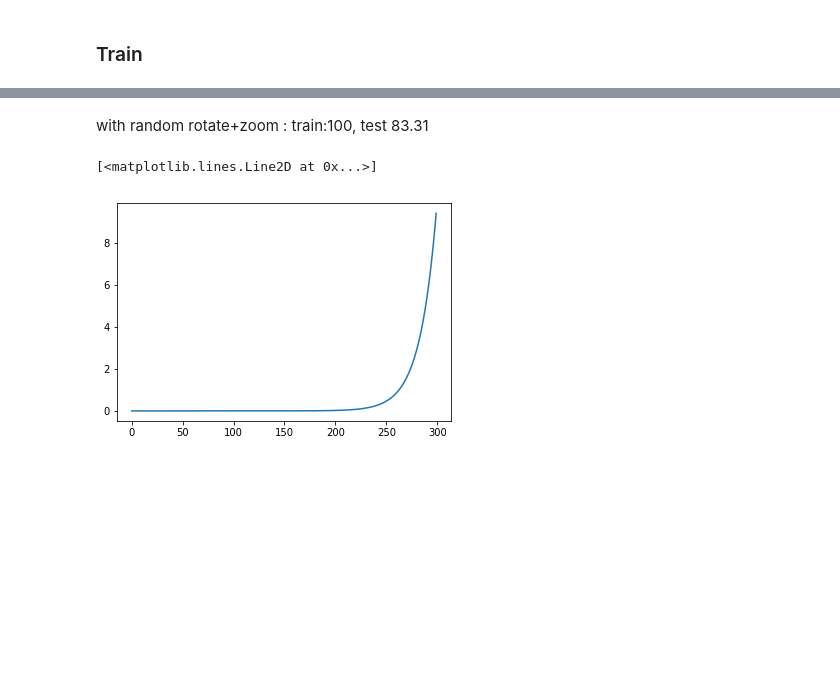
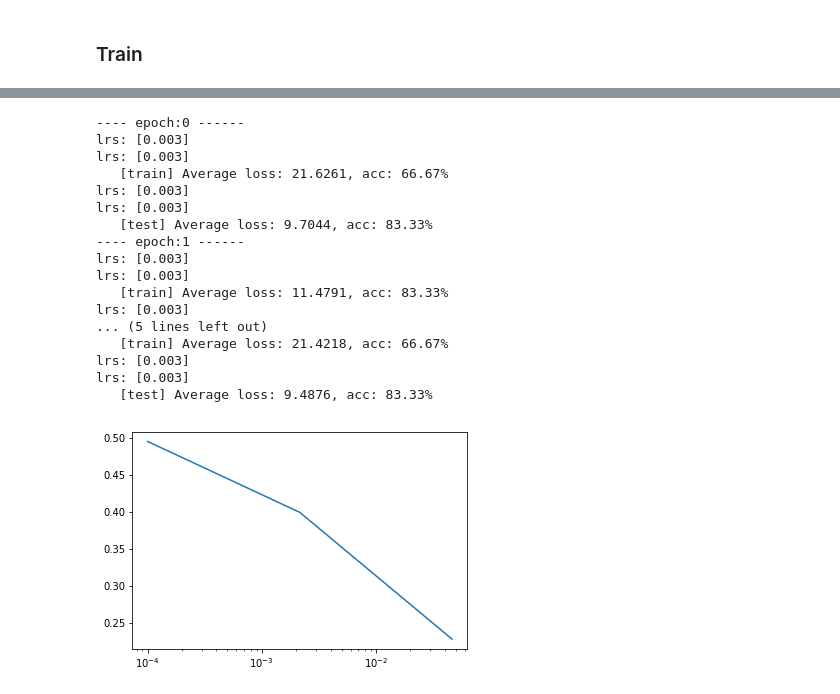
Before and after one commit to exitudio/research-ai, a Jupyter notebook: experiment/pytorch/my_experiment/2_fastai_functions.ipynb, the cells around one changed output, grey strips where cells are left out. Saved outputs shown, nothing was run; the diff lists cells and outputs as text; code cells hidden in the pictures; blank space fills up the shorter version.

```diff
--- a/experiment/pytorch/my_experiment/2_fastai_functions.ipynb
+++ b/experiment/pytorch/my_experiment/2_fastai_functions.ipynb
@@ -34,7 +32,7 @@ Files already downloaded and verified
 temp_raw_data_set = datasets.CIFAR10(root='./data', train=False, download=True, transform=transform)
 class TempDataSet(Dataset):
     def __getitem__(self, index):
-        return temp_set[index]
+        return temp_raw_data_set[index]
     def __len__(self):
         return 6
 temp_data_set = TempDataSet()
@@ -127,16 +125,21 @@ optimizer = optim.Adam(model.parameters(), lr=0.001)
 ### Train
 # %%
 from typing import Callable
+
+def set_lr(optimizer, lr):
+    for param_group in optimizer.param_groups:
+            param_group['lr'] = lr
 class Callback:
     def iterate(self, loss, output, target): pass
     def done(self, phase, num_data): pass
     def is_done(self): pass
 
 class FitTracker(Callback):
-    def __init__(self):
+    def __init__(self, optimizer):
         super().__init__()
         self.total_loss = 0
         self.total_correct = 0
+        self.optimizer = optimizer
 
     def iterate(self, loss, output, target):
         # ------ find correct ----------
@@ -146,6 +149,11 @@ class FitTracker(Callback):
         # ------------------------------
         self.total_loss += loss.item()
         self.total_correct += correct
+
+        lrs = []
+        for param_group in self.optimizer.param_groups:
+            lrs.append(param_group['lr'])
+        print('lrs:', lrs)
 
     def done(self, phase, num_data):
         epoch_loss = self.total_loss / num_data*100
@@ -174,8 +182,7 @@ class LRFinder(Callback):
 
     def update_lr(self):
         lr = self.annealing_exp(self.start_lr, self.end_lr, len(self.lrs)/self.num_it)
-        for param_group in self.optimizer.param_groups:
-            param_group['lr'] = lr
+        set_lr(self.optimizer, lr)
         return lr
 
     def iterate(self, loss, output, target):
@@ -187,7 +194,7 @@ class LRFinder(Callback):
             self.count = 0
             self.total_loss =0
 
-    def is_done(self): return len(self.losses)>self.num_it
+    def is_done(self): return len(self.losses)>=self.num_it
 
 class Learner:
 
@@ -228,7 +235,7 @@ class Learner:
 
     def fit(self, lr:float=0.003, num_epochs:int=25)->None:
         optimizer = optim.Adam(self.model.parameters(), lr=lr)
-        fit_tracker = FitTracker()
+        fit_tracker = FitTracker(optimizer)
         for i in range(num_epochs):
             print(f'---- epoch:{i} ------')
             self._run_model('train', optimizer, fit_tracker)
@@ -241,7 +248,3 @@ class Learner:
             self._run_model('train', optimizer, lr_finder)
             if lr_finder.is_done(): break
         plt.semilogx(lr_finder.lrs, lr_finder.losses)
-
-learner = Learner(data_loader_train, data_loader_test, model, None, criterion)
-learner.fit(0.003, 3)
-# learner.lr_find(1e-4, 1)
@@ -284,11 +251,25 @@ KeyboardInterrupt:
-# %% [markdown]
-with random rotate+zoom : train:100, test 83.31
-# %%
-def annealing_exp(start:float, end:float, pct:float)->float:
-    "Exponentially anneal from `start` to `end` as pct goes from 0.0 to 1.0."
-    return start * (end/start) ** pct
-y = [annealing_exp(1e-7, 10, i/300) for i in range(300)]
-plt.plot(y)
-# %% [output]
-[<matplotlib.lines.Line2D at 0x...>]
-[figure, removed]
+# %%
+learner = Learner(data_loader_train, data_loader_test, model, None, criterion)
+
+# test
+learner.fit(0.003, 3)
+learner.lr_find(1e-4, 1, 3)
+# %% [output]
+---- epoch:0 ------
+lrs: [0.003]
+lrs: [0.003]
+   [train] Average loss: 21.6261, acc: 66.67%
+lrs: [0.003]
+lrs: [0.003]
+   [test] Average loss: 9.7044, acc: 83.33%
+---- epoch:1 ------
+lrs: [0.003]
+lrs: [0.003]
+   [train] Average loss: 11.4791, acc: 83.33%
+lrs: [0.003]
+... (5 lines left out)
+   [train] Average loss: 21.4218, acc: 66.67%
+lrs: [0.003]
+lrs: [0.003]
+   [test] Average loss: 9.4876, acc: 83.33%
+[figure, added]
```
Also changed, not shown: parts of 2 cells of this notebook.
